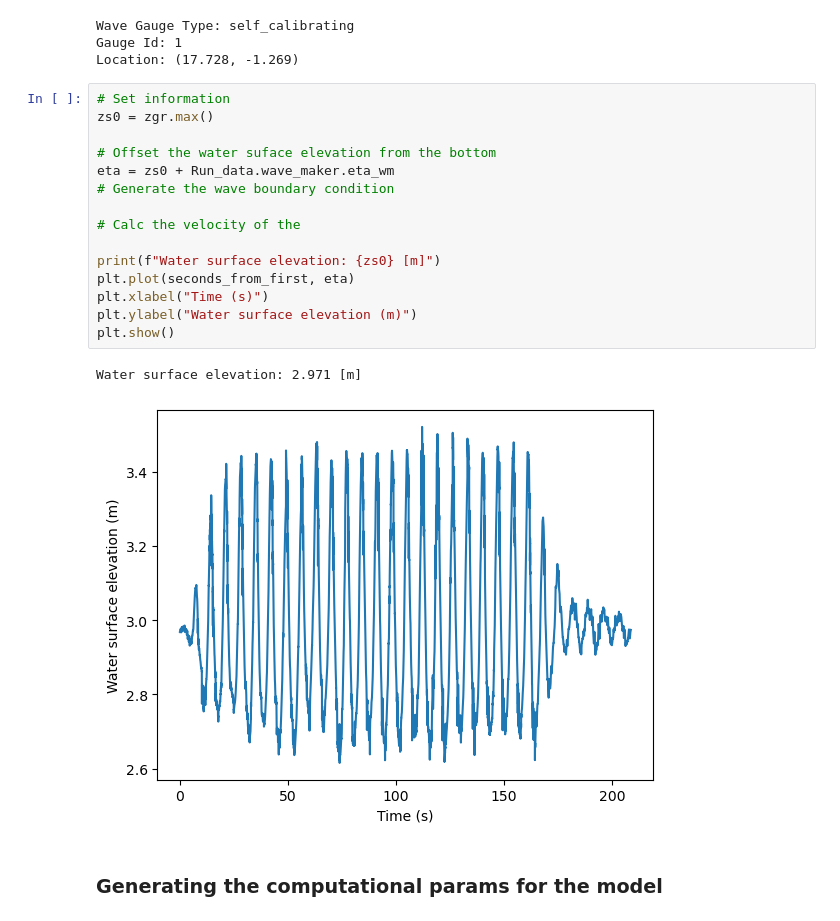
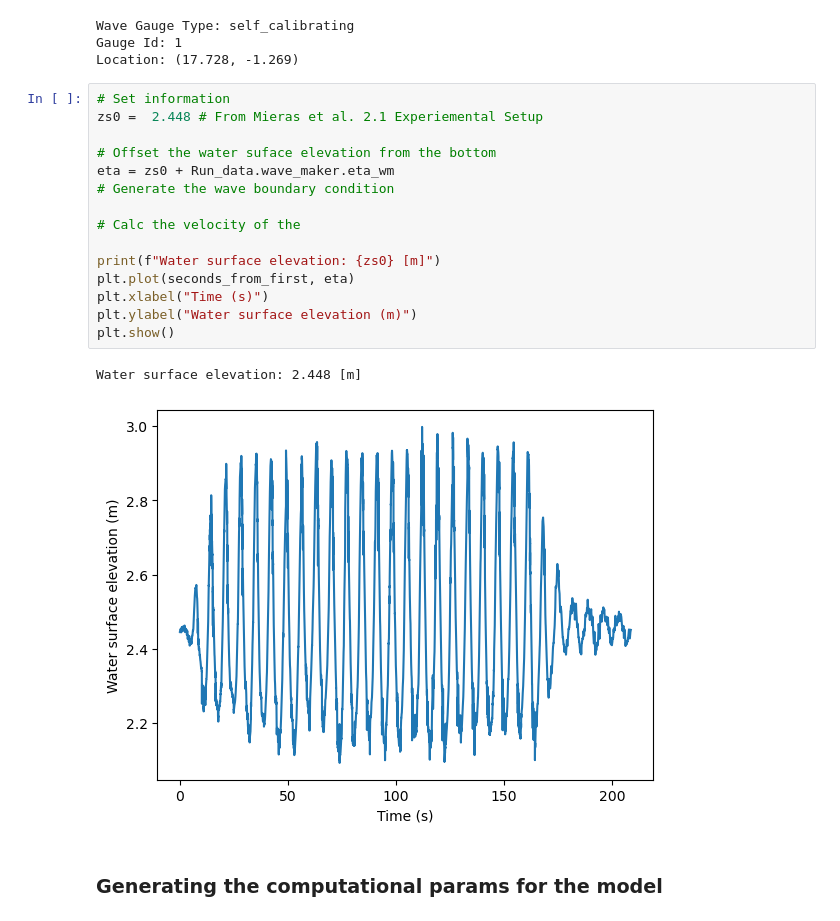
Before and after one commit to WaveHello-ERDC/BarSed_xBeach_Models, a Jupyter notebook: Oscillating_wave_models/Run_001_nonhq3d_2/1_generate_model_Run.ipynb, the cells around one changed output. Saved outputs shown, nothing was run; the diff lists cells and outputs as text.

```diff
--- a/Osillating_wave_models/Run_001/1_generate_model_Run.ipynb
+++ b/Oscillating_wave_models/Run_001_nonhq3d_2/1_generate_model_Run.ipynb
@@ -281,22 +272,22 @@ Gauge Id: 1
 Location: (17.728, -1.269)
 # %%
 # Set information
-zs0 = zgr.max()
+zs0 =  2.448 # From Mieras et al. 2.1 Experiemental Setup
 
 # Offset the water suface elevation from the bottom
 eta = zs0 + Run_data.wave_maker.eta_wm
 # Generate the wave boundary condition
 
 # Calc the velocity of the
 
 print(f"Water surface elevation: {zs0} [m]")
 plt.plot(seconds_from_first, eta)
 plt.xlabel("Time (s)")
 plt.ylabel("Water surface elevation (m)")
 plt.show()
 # %% [output]
-Water surface elevation: 2.971 [m]
+Water surface elevation: 2.448 [m]
-[figure, old version]
+[figure, new version]
 # %% [markdown]
 ### Generating the computational params for the model
 # %%
```
Also changed, not shown: parts of 20 cells of this notebook, 9 other files.
